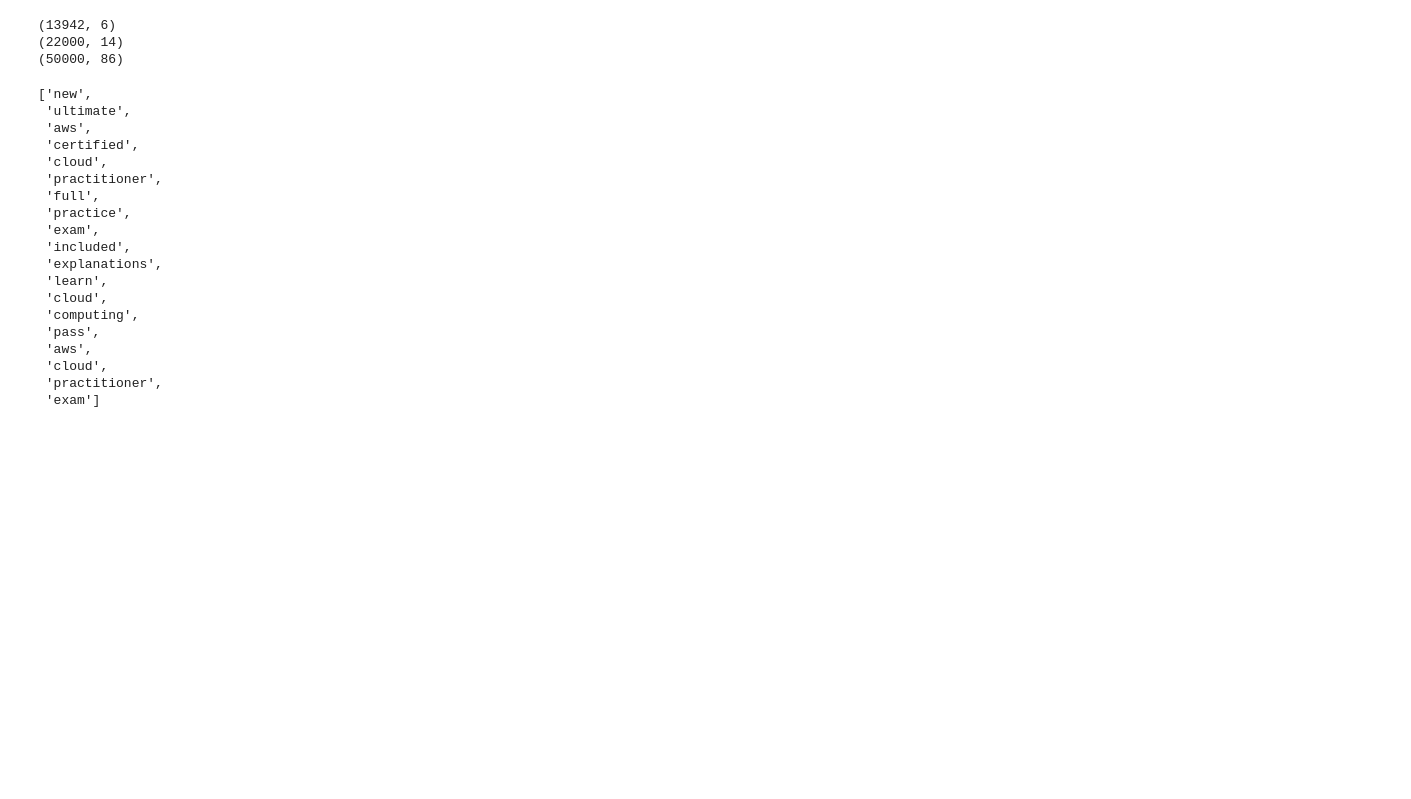
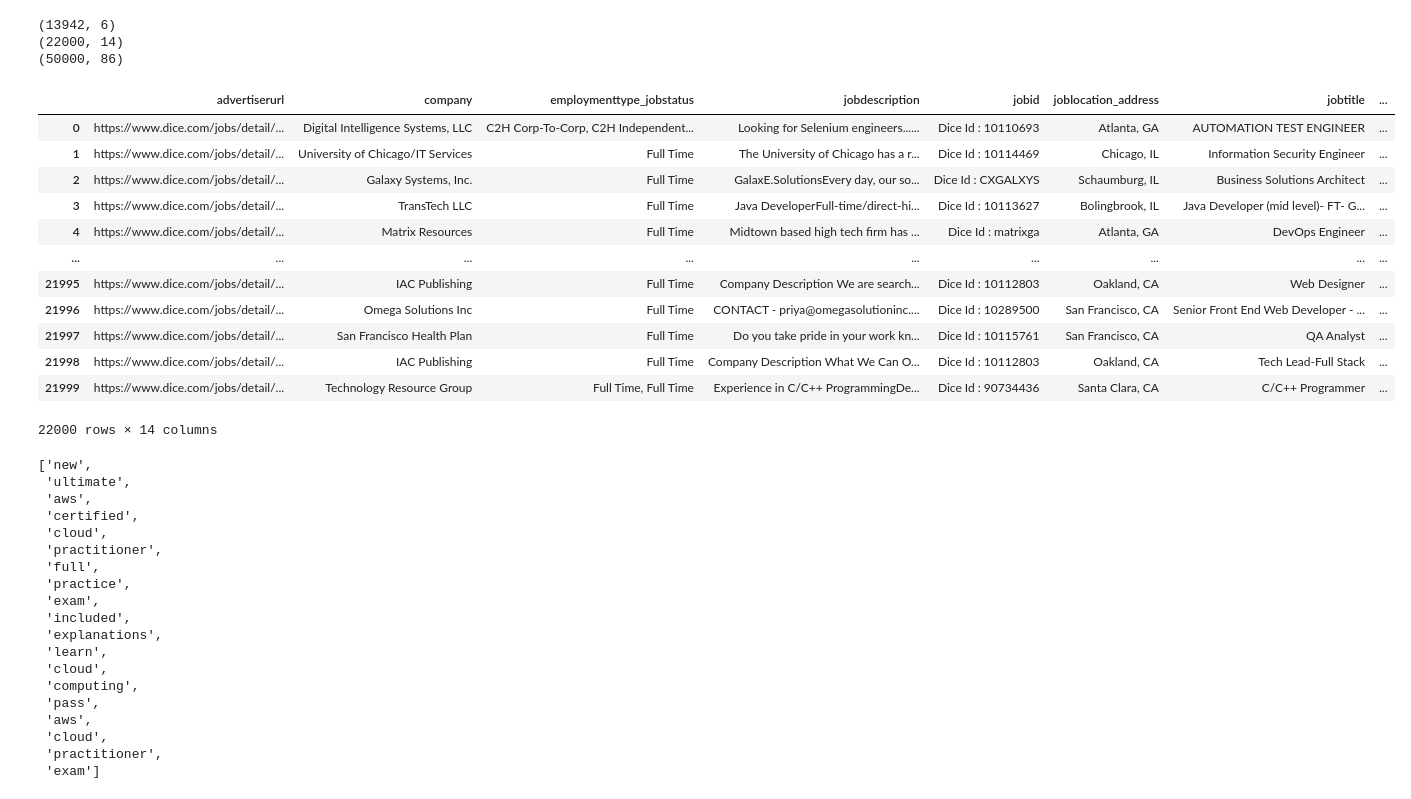
Before and after one commit to Xjkslhstxn/BT4222, a Jupyter notebook: 2.3 CourseRecommendation.ipynb, the cells around one changed output. Saved outputs shown, nothing was run; the diff lists cells and outputs as text; code cells hidden in the pictures; blank space fills up the shorter version.

```diff
--- a/2.3 CourseRecommendation.ipynb
+++ b/2.3 CourseRecommendation.ipynb
@@ -162,6 +147,22 @@ print(user.shape)
 (13942, 6)
 (22000, 14)
 (50000, 86)
+# %%
+job
+# %% [output]
+|  | advertiserurl | company | employmenttype_jobstatus | jobdescription | jobid | joblocation_address | jobtitle | ... |
+| 0 | https://www.dice.com/jobs/detail/... | Digital Intelligence Systems, LLC | C2H Corp-To-Corp, C2H Independent... | Looking for Selenium engineers...... | Dice Id : 10110693 | Atlanta, GA | AUTOMATION TEST ENGINEER | ... |
+| 1 | https://www.dice.com/jobs/detail/... | University of Chicago/IT Services | Full Time | The University of Chicago has a r... | Dice Id : 10114469 | Chicago, IL | Information Security Engineer | ... |
+| 2 | https://www.dice.com/jobs/detail/... | Galaxy Systems, Inc. | Full Time | GalaxE.SolutionsEvery day, our so... | Dice Id : CXGALXYS | Schaumburg, IL | Business Solutions Architect | ... |
+| 3 | https://www.dice.com/jobs/detail/... | TransTech LLC | Full Time | Java DeveloperFull-time/direct-hi... | Dice Id : 10113627 | Bolingbrook, IL | Java Developer (mid level)- FT- G... | ... |
+| 4 | https://www.dice.com/jobs/detail/... | Matrix Resources | Full Time | Midtown based high tech firm has ... | Dice Id : matrixga | Atlanta, GA | DevOps Engineer | ... |
+| ... | ... | ... | ... | ... | ... | ... | ... | ... |
+| 21995 | https://www.dice.com/jobs/detail/... | IAC Publishing | Full Time | Company Description We are search... | Dice Id : 10112803 | Oakland, CA | Web Designer | ... |
+| 21996 | https://www.dice.com/jobs/detail/... | Omega Solutions Inc | Full Time | CONTACT - priya@omegasolutioninc.... | Dice Id : 10289500 | San Francisco, CA | Senior Front End Web Developer - ... | ... |
+| 21997 | https://www.dice.com/jobs/detail/... | San Francisco Health Plan | Full Time | Do you take pride in your work kn... | Dice Id : 10115761 | San Francisco, CA | QA Analyst | ... |
+| 21998 | https://www.dice.com/jobs/detail/... | IAC Publishing | Full Time | Company Description What We Can O... | Dice Id : 10112803 | Oakland, CA | Tech Lead-Full Stack | ... |
+| 21999 | https://www.dice.com/jobs/detail/... | Technology Resource Group | Full Time, Full Time | Experience in C/C++ ProgrammingDe... | Dice Id : 90734436 | Santa Clara, CA | C/C++ Programmer | ... |
+22000 rows × 14 columns
 # %%
 course_info = course['Course Info'].apply(lambda x: ' '.join(x.split(',')))
 
```
Also changed, not shown: parts of 31 cells of this notebook, 2 other files.
